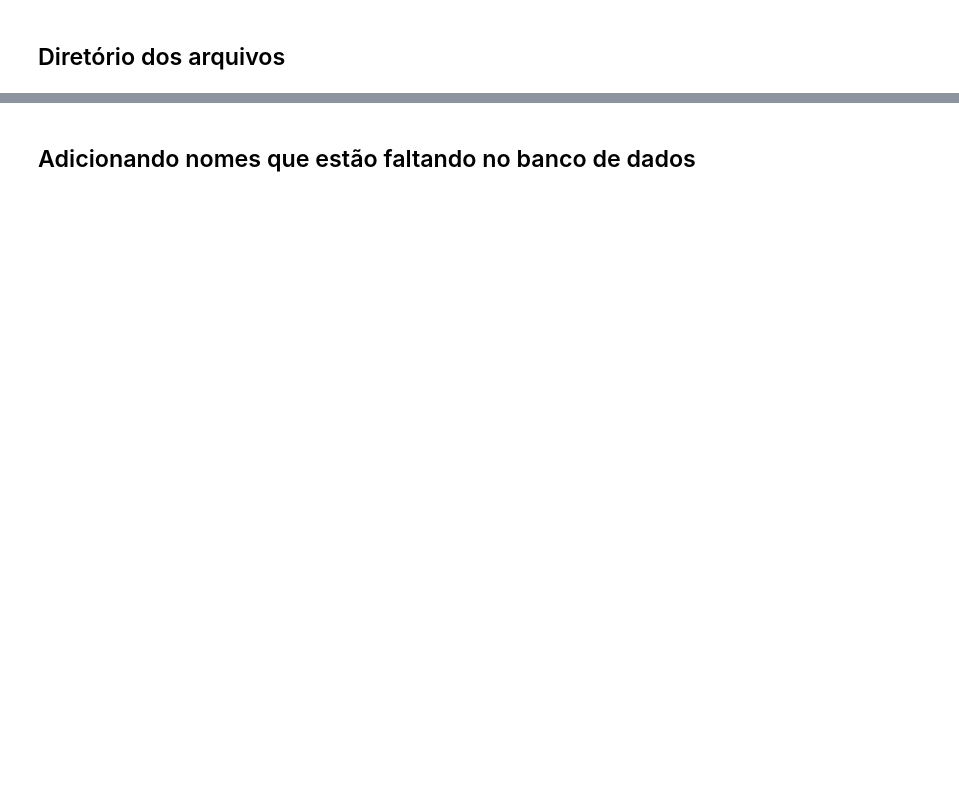
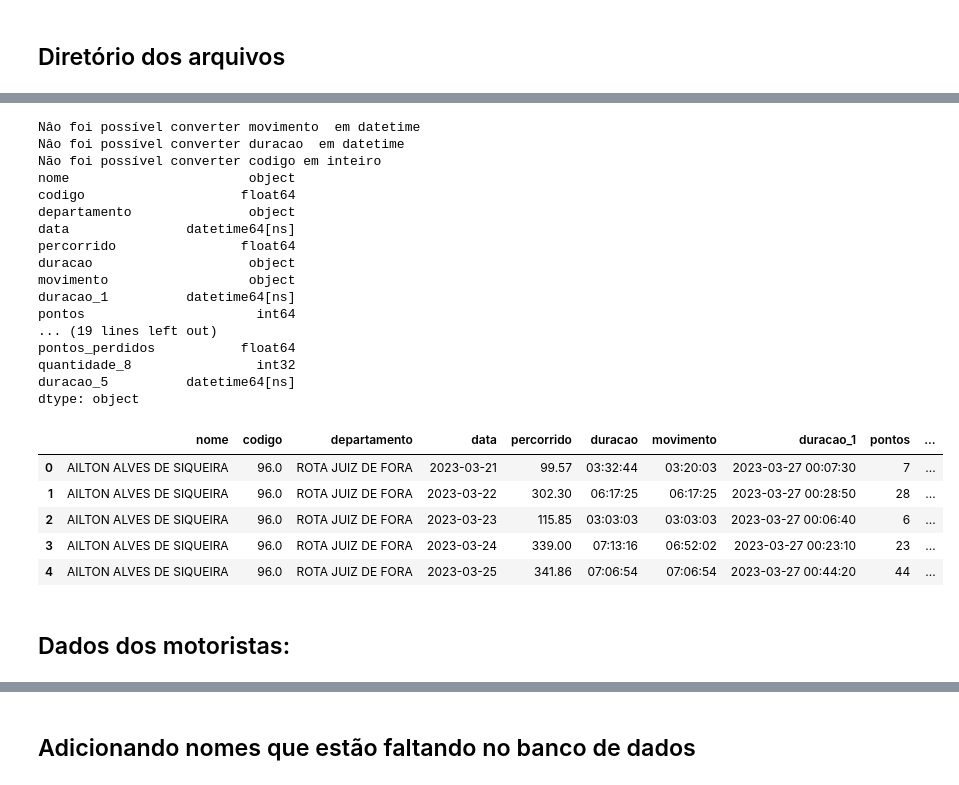
Before and after one commit to cruzandersom/prontuario_condutor, a Jupyter notebook: importacao_dados_prontuario.ipynb, the cells around one changed output, grey strips where cells are left out. Cells and saved outputs as stored; diff of their text form; code cells hidden in the pictures; blank space fills up the shorter version.

```diff
--- a/importacao_dados_prontuario.ipynb
+++ b/importacao_dados_prontuario.ipynb
@@ -21,3 +29,11 @@ import xlrd
+# %%
+
+tipos_dados = {
+    'data_hora' : ['data', 'movimento', 'duracao', 'duracao_1', 'duracao_2', 'duracao_3', 'duracao_4', 'duracao_5'],
+    'inteiro' : ['codigo', 'quantidade', 'quantidade_1', 'quantidade_2', 'quantidade_3', 'quantidade_4', 'quantidade_5', 'quantidade_6', 'quantidade_7', 'quantidade_8'],
+    'decimal' : ['percorrido', 'pontos_6', 'pontos_perdidos'],
+    'texto' : []
+}
 # %% [markdown]
 ## Diretório dos arquivos
 # %%
@@ -88 +147,60 @@ def normalize_columns(columns):
+# %%
+ # convertendo dados para decimal
+for coluna in tipos_dados["decimal"]:
+    try:
+        ranking_condutor[coluna] = ranking_condutor[coluna].str.replace(",", ".")
+        ranking_condutor[coluna] = ranking_condutor[coluna].astype('float')
+
+    except:
+
+        print(f"Não foi possível converter {coluna}  em texto para em seguida converter em float")
+
+
+    # Convertendo dados para data/hora
+for coluna in tipos_dados["data_hora"]:
+    try:
+        ranking_condutor[coluna] = pd.to_datetime(ranking_condutor[coluna], dayfirst=True)
+
+    except:
+        print(f"Nâo foi possível converter {coluna}  em datetime")
+
+
+ # Convertendo dados para inteiro
+for coluna in tipos_dados["inteiro"]:
+    try:
+
+        ranking_condutor[coluna] = ranking_condutor[coluna].astype('int')
+    except:
+        print(f"Não foi possível converter {coluna} em inteiro")
+
+
+print(ranking_condutor.dtypes)
+
+ranking_condutor.head()
+# %% [output]
+Nâo foi possível converter movimento  em datetime
+Nâo foi possível converter duracao  em datetime
+Não foi possível converter codigo em inteiro
+nome                       object
+codigo                    float64
+departamento               object
+data               datetime64[ns]
+percorrido                float64
+duracao                    object
+movimento                  object
+duracao_1          datetime64[ns]
+pontos                      int64
+... (19 lines left out)
+pontos_perdidos           float64
+quantidade_8                int32
+duracao_5          datetime64[ns]
+dtype: object
+|  | nome | codigo | departamento | data | percorrido | duracao | movimento | duracao_1 | pontos | ... |
+| 0 | AILTON ALVES DE SIQUEIRA | 96.0 | ROTA JUIZ DE FORA | 2023-03-21 | 99.57 | 03:32:44 | 03:20:03 | 2023-03-27 00:07:30 | 7 | ... |
+| 1 | AILTON ALVES DE SIQUEIRA | 96.0 | ROTA JUIZ DE FORA | 2023-03-22 | 302.30 | 06:17:25 | 06:17:25 | 2023-03-27 00:28:50 | 28 | ... |
+| 2 | AILTON ALVES DE SIQUEIRA | 96.0 | ROTA JUIZ DE FORA | 2023-03-23 | 115.85 | 03:03:03 | 03:03:03 | 2023-03-27 00:06:40 | 6 | ... |
+| 3 | AILTON ALVES DE SIQUEIRA | 96.0 | ROTA JUIZ DE FORA | 2023-03-24 | 339.00 | 07:13:16 | 06:52:02 | 2023-03-27 00:23:10 | 23 | ... |
+| 4 | AILTON ALVES DE SIQUEIRA | 96.0 | ROTA JUIZ DE FORA | 2023-03-25 | 341.86 | 07:06:54 | 07:06:54 | 2023-03-27 00:44:20 | 44 | ... |
+# %% [markdown]
+## Dados dos motoristas:
 # %%
```
Also changed, not shown: parts of 28 cells of this notebook, 1 other file.
